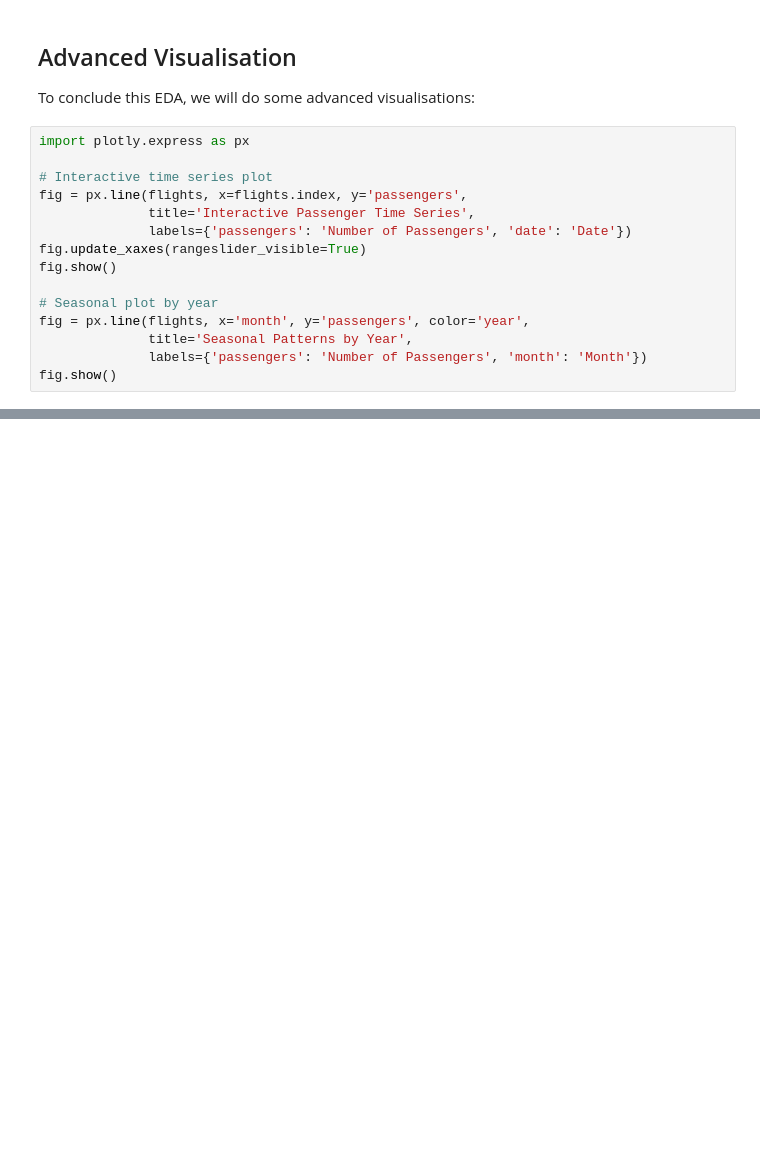
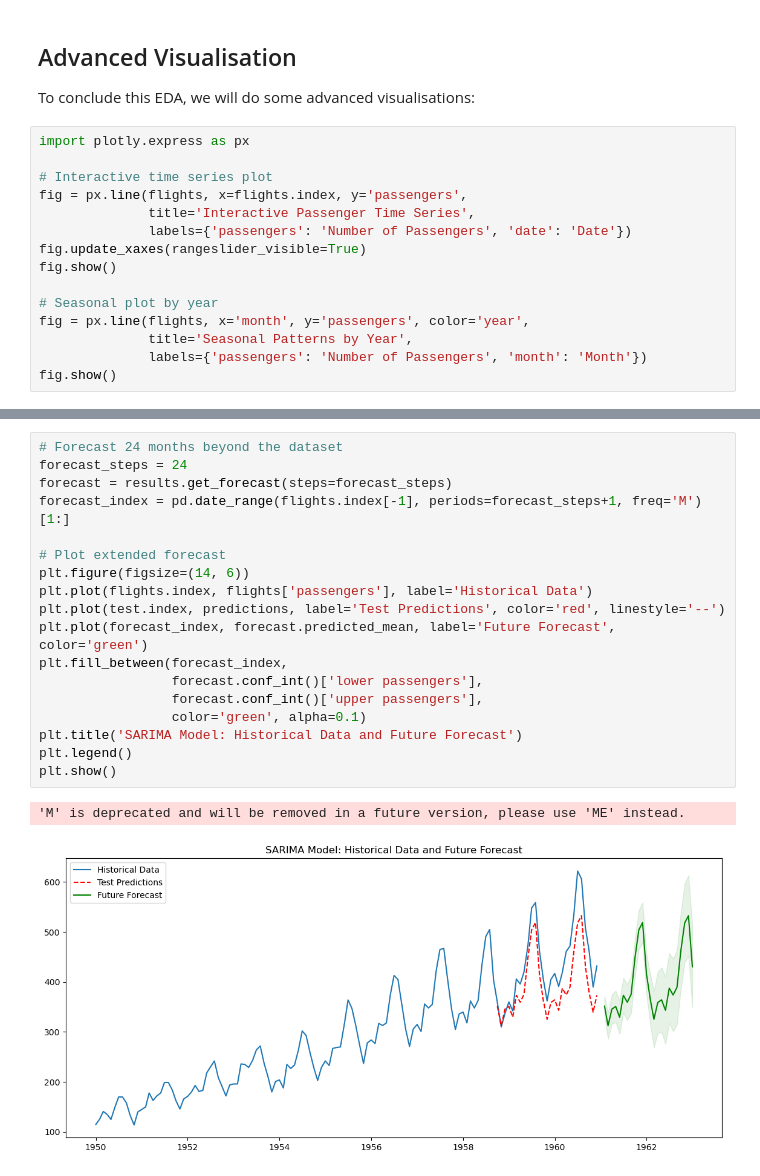
Before and after one commit to H0wl3r2001/EDA_FeatureEngineering, a Jupyter notebook: Full_EDA_FeatureEngineering/flightDataset_EDA.ipynb, the cells around one changed output, grey strips where cells are left out. Drawn from its saved outputs; the diff is of its cells as text; blank space fills up the shorter version.

```diff
--- a/Full_EDA_FeatureEngineering/flightDataset_EDA.ipynb
+++ b/Full_EDA_FeatureEngineering/flightDataset_EDA.ipynb
@@ -294,0 +380,21 @@ fig.show()
+# %%
+# Forecast 24 months beyond the dataset
+forecast_steps = 24
+forecast = results.get_forecast(steps=forecast_steps)
+forecast_index = pd.date_range(flights.index[-1], periods=forecast_steps+1, freq='M')[1:]
+
+# Plot extended forecast
+plt.figure(figsize=(14, 6))
+plt.plot(flights.index, flights['passengers'], label='Historical Data')
+plt.plot(test.index, predictions, label='Test Predictions', color='red', linestyle='--')
+plt.plot(forecast_index, forecast.predicted_mean, label='Future Forecast', color='green')
+plt.fill_between(forecast_index,
+                 forecast.conf_int()['lower passengers'],
+                 forecast.conf_int()['upper passengers'],
+                 color='green', alpha=0.1)
+plt.title('SARIMA Model: Historical Data and Future Forecast')
+plt.legend()
+plt.show()
+# %% [output]
+'M' is deprecated and will be removed in a future version, please use 'ME' instead.
+[figure, added]
```
Also changed, not shown: parts of 6 cells of this notebook.
